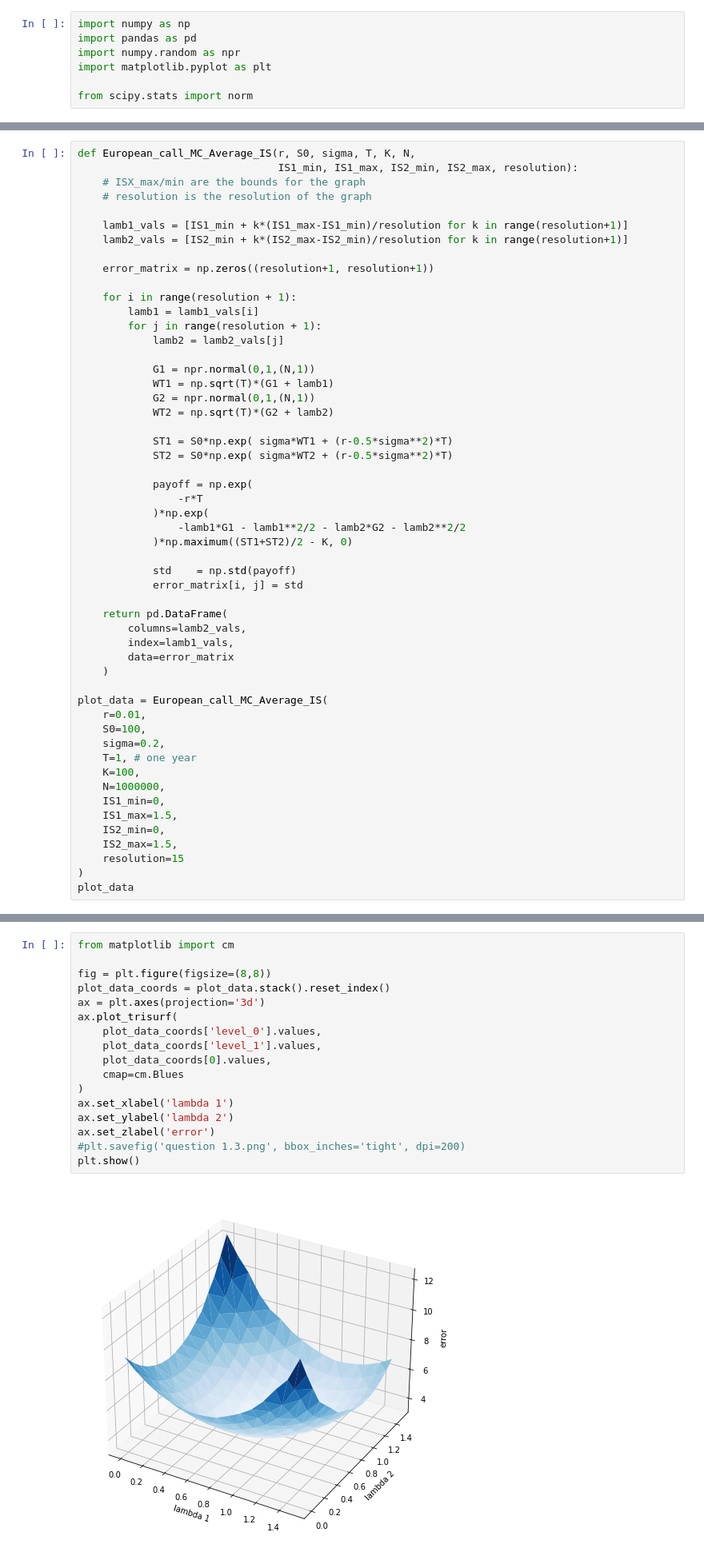
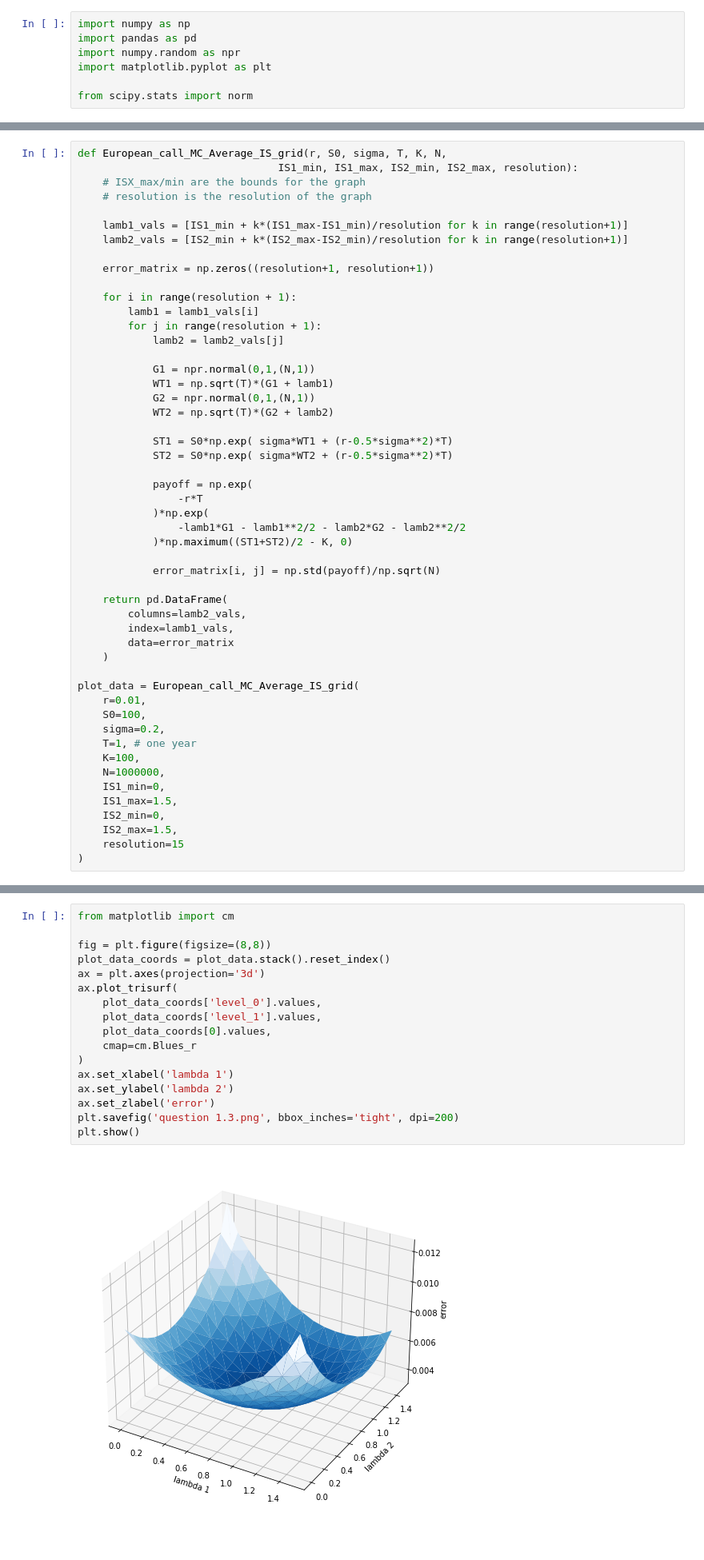
Before and after one commit to AesonF/numerical_analysis_HEC, a Jupyter notebook: numerical_analysis.ipynb, the cells around one changed output, grey strips where cells are left out. Shown at 80% size. Drawn from its saved outputs; the diff is of its cells as text.

```diff
--- a/numerical_analysis.ipynb
+++ b/numerical_analysis.ipynb
@@ -41,5 +45,5 @@ European_call_MC_Average(
 # %%
-def European_call_MC_Average_IS(r, S0, sigma, T, K, N,
+def European_call_MC_Average_IS_grid(r, S0, sigma, T, K, N,
                                 IS1_min, IS1_max, IS2_min, IS2_max, resolution):
     # ISX_max/min are the bounds for the graph
     # resolution is the resolution of the graph
@@ -68,8 +72,7 @@ def European_call_MC_Average_IS(r, S0, sigma, T, K, N,
                 -lamb1*G1 - lamb1**2/2 - lamb2*G2 - lamb2**2/2
             )*np.maximum((ST1+ST2)/2 - K, 0)
 
-            std    = np.std(payoff)
-            error_matrix[i, j] = std
+            error_matrix[i, j] = np.std(payoff)/np.sqrt(N)
 
     return pd.DataFrame(
         columns=lamb2_vals,
@@ -77,7 +80,7 @@ def European_call_MC_Average_IS(r, S0, sigma, T, K, N,
         data=error_matrix
     )
 
-plot_data = European_call_MC_Average_IS(
+plot_data = European_call_MC_Average_IS_grid(
     r=0.01,
     S0=100,
     sigma=0.2,
@@ -90,4 +93,3 @@ plot_data = European_call_MC_Average_IS(
     IS2_max=1.5,
     resolution=15
 )
-plot_data
@@ -112,19 +96,19 @@ plot_data
 # %%
 from matplotlib import cm
 
 fig = plt.figure(figsize=(8,8))
 plot_data_coords = plot_data.stack().reset_index()
 ax = plt.axes(projection='3d')
 ax.plot_trisurf(
     plot_data_coords['level_0'].values,
     plot_data_coords['level_1'].values,
     plot_data_coords[0].values,
-    cmap=cm.Blues
+    cmap=cm.Blues_r
 )
 ax.set_xlabel('lambda 1')
 ax.set_ylabel('lambda 2')
 ax.set_zlabel('error')
-#plt.savefig('question 1.3.png', bbox_inches='tight', dpi=200)
+plt.savefig('question 1.3.png', bbox_inches='tight', dpi=200)
 plt.show()
 # %% [output]
-[figure, old version]
+[figure, new version]
```
Also changed, not shown: parts of 10 cells of this notebook.
